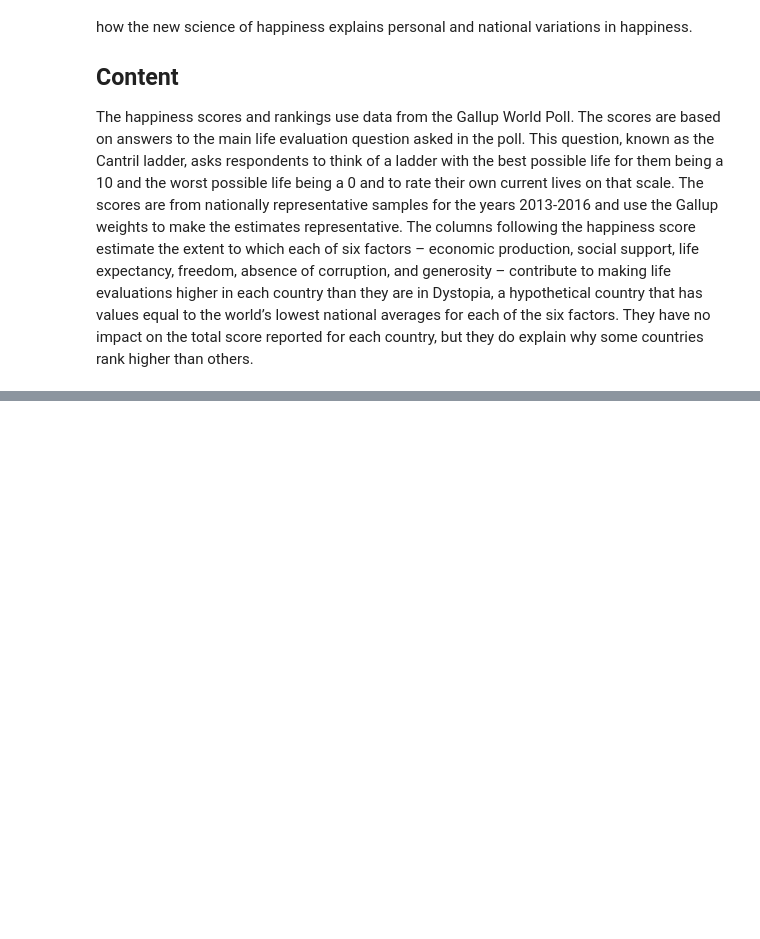
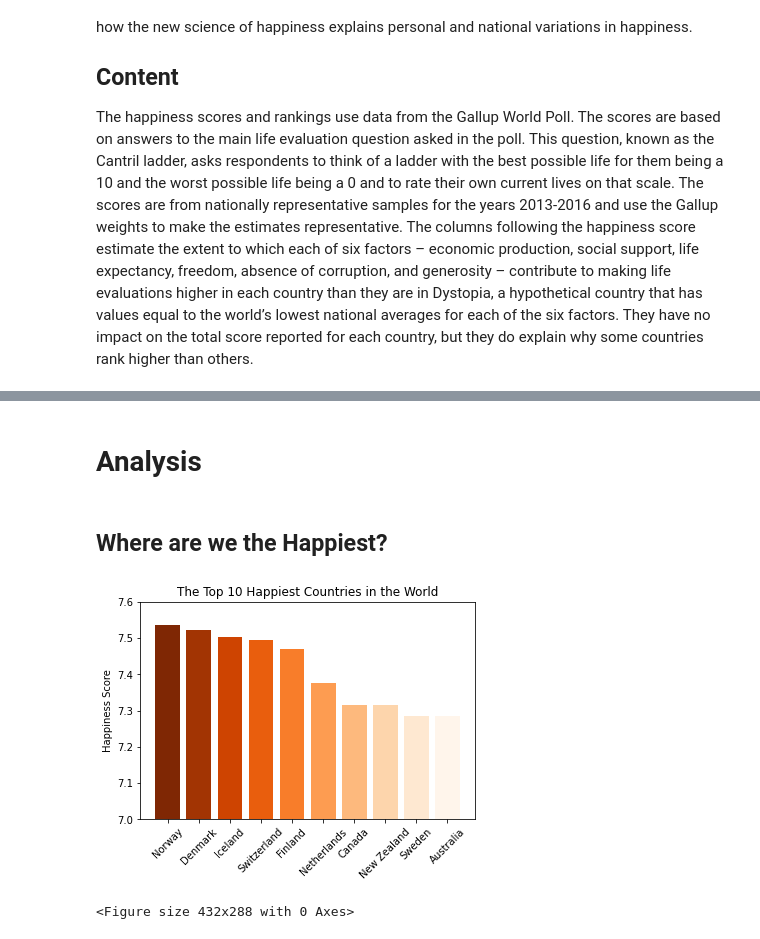
Before and after one commit to kyleyoshimoto/Happiness-EDA, a Jupyter notebook: Happiness-EDA.ipynb, the cells around one changed output, grey strips where cells are left out. Drawn from its saved outputs; the diff is of its cells as text; code cells hidden in the pictures; blank space fills up the shorter version.

Commit message:
Correlation analysis

```diff
--- a/Happiness-EDA.ipynb
+++ b/Happiness-EDA.ipynb
@@ -15,17 +17,13 @@ The World Happiness Report is a landmark survey of the state of global happiness
 
 The happiness scores and rankings use data from the Gallup World Poll. The scores are based on answers to the main life evaluation question asked in the poll. This question, known as the Cantril ladder, asks respondents to think of a ladder with the best possible life for them being a 10 and the worst possible life being a 0 and to rate their own current lives on that scale. The scores are from nationally representative samples for the years 2013-2016 and use the Gallup weights to make the estimates representative. The columns following the happiness score estimate the extent to which each of six factors – economic production, social support, life expectancy, freedom, absence of corruption, and generosity – contribute to making life evaluations higher in each country than they are in Dystopia, a hypothetical country that has values equal to the world’s lowest national averages for each of the six factors. They have no impact on the total score reported for each country, but they do explain why some countries rank higher than others.
 # %%
-# Reading in each csv file into our python program
-happyYears = []
-for year in range(2015, 2020):
-    df = pd.read_csv(f'WorldHappinessReport/{year}.csv')
-    df['Year'] = year
-    happyYears.append(df)
+# Reading in the world happiness report for 2017 csv file into our python program
+happy2017 = pd.read_csv("WorldHappinessReport/2017.csv")
 
-happiness = pd.concat(happyYears, ignore_index = True)
-
-# Examining data attributes and the first 5 rows of the 2015 list
-for col in happiness.columns:
+# Initial viewing of dataset.
+print("Columns in 2017 dataset:")
+for col in happy2017.columns:
     print(col)
-print(happiness.head())
+print(happy2017.head())
+print(happy2017.tail())
 # %% [output]
@@ -75,0 +80,23 @@ dtype: int64
+# %% [markdown]
+# Analysis
+# %% [markdown]
+## Where are we the Happiest?
+# %%
+cmap = plt.cm.get_cmap('Oranges_r', 10)
+
+plt.bar(range(10), happy2017["Happiness.Score"][happy2017["Happiness.Rank"] <= 10], color=[cmap(i) for i in range(10)])
+
+ax = plt.subplot()
+ax.set_xticks(range(10))
+ax.set_xticklabels(happy2017["Country"][happy2017["Happiness.Rank"] <= 10])
+plt.ylim(7.0,7.6)
+plt.xticks(rotation = 45)
+
+plt.title("The Top 10 Happiest Countries in the World")
+plt.ylabel("Happiness Score")
+
+plt.show()
+plt.clf()
+# %% [output]
+[figure, added]
+<Figure size 432x288 with 0 Axes>
```
Also changed, not shown: parts of 27 cells of this notebook.
